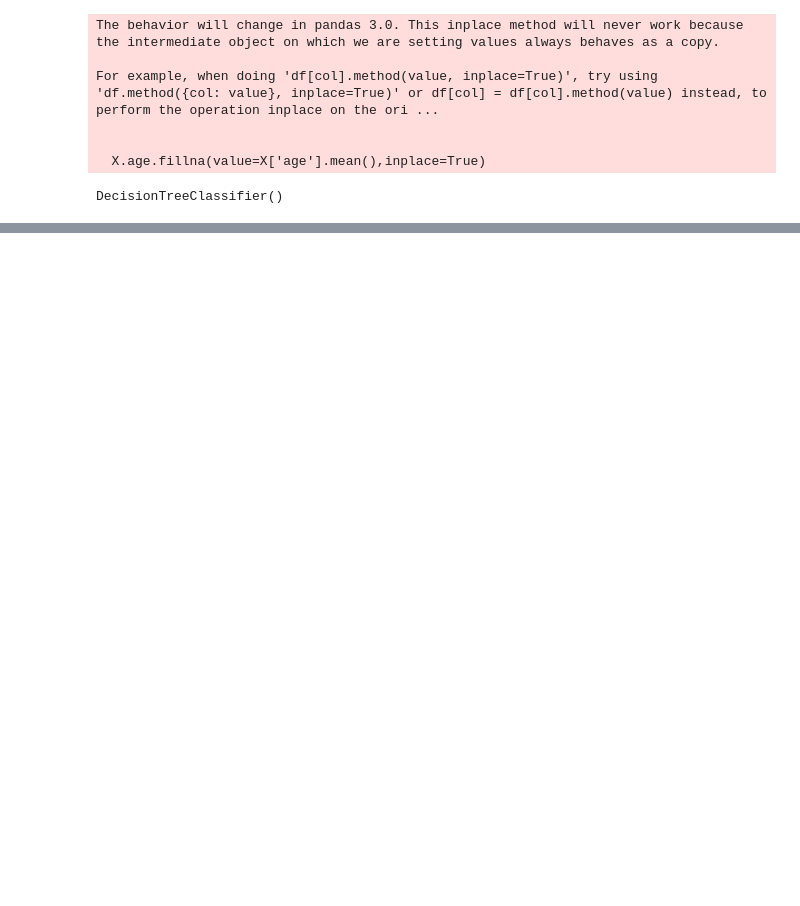
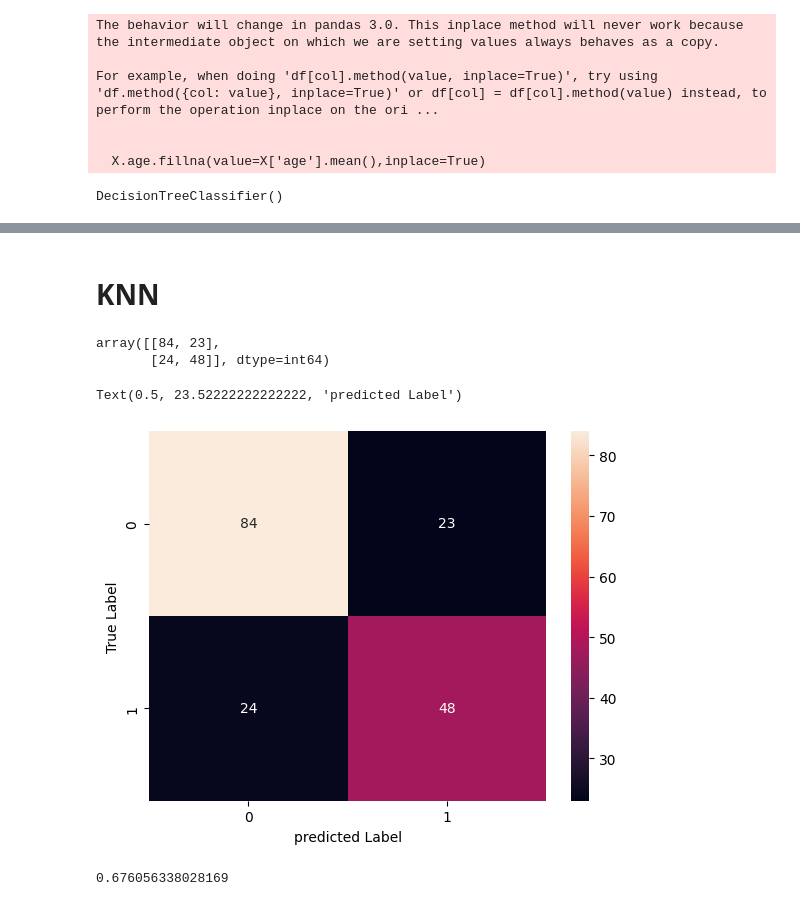
Before and after one commit to hassanjawad1/ML-2024, a Jupyter notebook: decision+tre.ipynb, the cells around one changed output, grey strips where cells are left out. Drawn from its saved outputs; the diff is of its cells as text; code cells hidden in the pictures; blank space fills up the shorter version.

```diff
--- a/decision+tre.ipynb
+++ b/decision+tre.ipynb
@@ -68 +68,3 @@ plt.savefig("Tree.png")
 <Figure size 640x480 with 0 Axes>
+# %% [markdown]
+# KNN
@@ -68,0 +73,19 @@ plt.savefig("Tree.png")
+# %%
+from sklearn.neighbors import KNeighborsClassifier
+
+model1=KNeighborsClassifier()
+model1.fit(X_train,y_train)
+y_pred1= model1.predict(X_test)
+cm = confusion_matrix(y_test,y_pred1)
+# %%
+cm
+# %% [output]
+array([[84, 23],
+       [24, 48]], dtype=int64)
+# %%
+sns.heatmap(cm,annot=True)
+plt.ylabel('True Label')
+plt.xlabel('predicted Label')
+# %% [output]
+Text(0.5, 23.52222222222222, 'predicted Label')
+[figure, added]
@@ -68,0 +94,4 @@ plt.savefig("Tree.png")
+# %%
+precision_score(y_test,y_pred1)
+# %% [output]
+0.676056338028169
```
Also changed, not shown: parts of 6 cells of this notebook.
